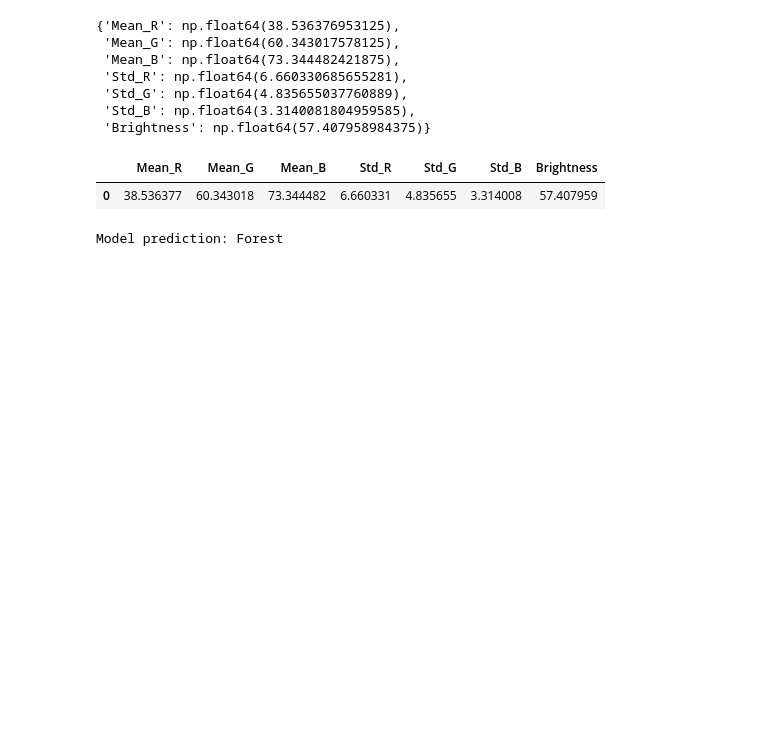
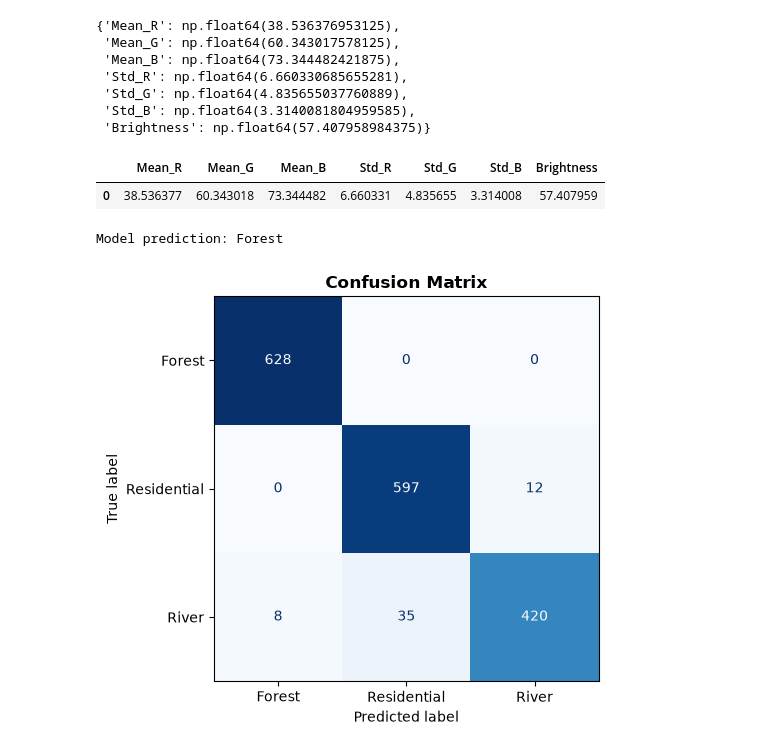
Before and after one commit to aksharabharath/satellite-landcover-knn, a Jupyter notebook: notebooks/03_model_training.ipynb, the cells around one changed output. Saved outputs shown, nothing was run; the diff lists cells and outputs as text; code cells hidden in the pictures; blank space fills up the shorter version.

```diff
--- a/notebooks/03_model_training.ipynb
+++ b/notebooks/03_model_training.ipynb
@@ -206,3 +206,24 @@ prediction = knn_model.predict(new_image_features)
 print("Model prediction:", prediction[0])
 # %% [output]
 Model prediction: Forest
+# %%
+from sklearn.metrics import ConfusionMatrixDisplay
+
+disp = ConfusionMatrixDisplay.from_predictions(
+    y_test,
+    y_pred,
+    cmap="Blues",
+    colorbar=False
+)
+
+plt.title("Confusion Matrix",
+          fontweight="bold")
+
+plt.tight_layout()
+
+plt.savefig("../images/confusion_matrix.png",
+            dpi=300)
+
+plt.show()
+# %% [output]
+[figure, added]
```
Also changed, not shown: parts of 1 cell of this notebook, 9 other files.
